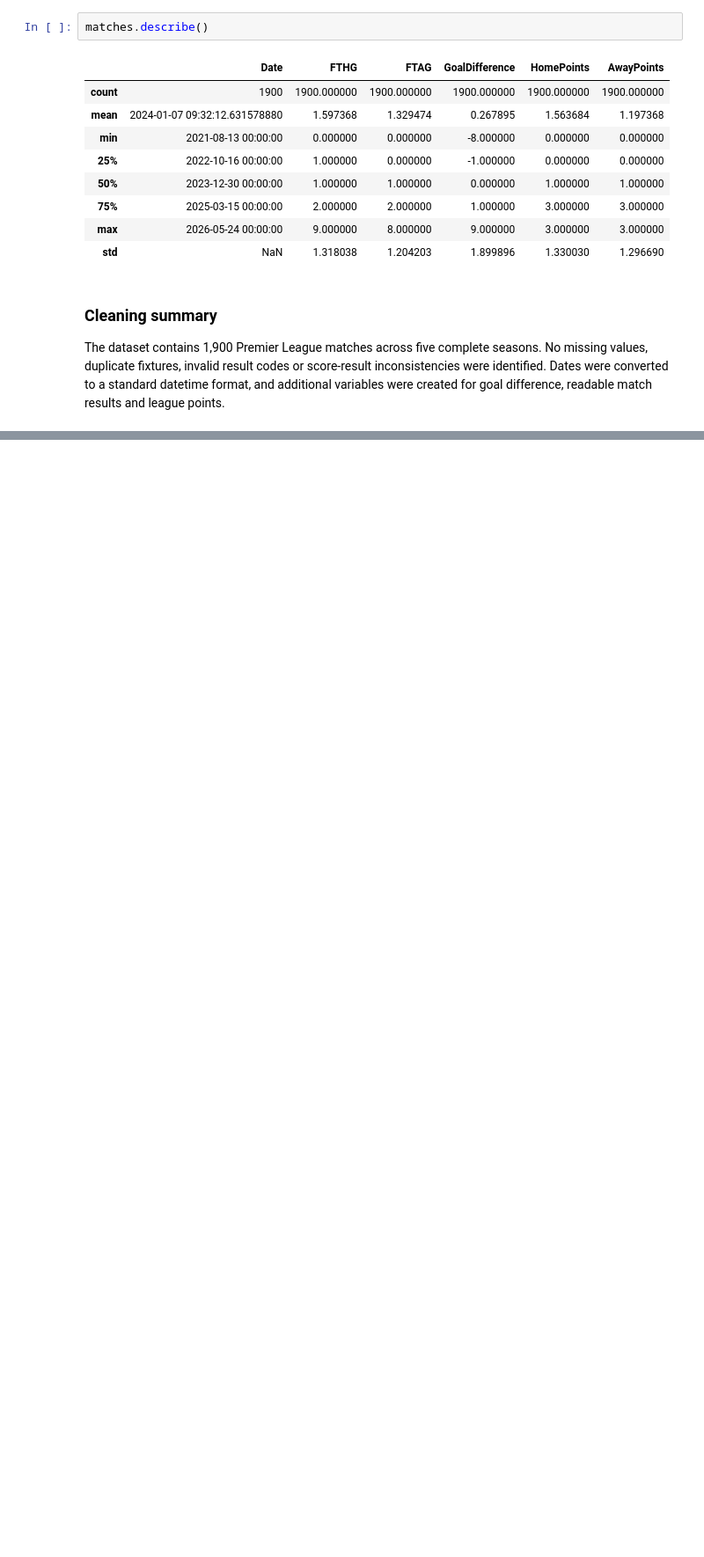
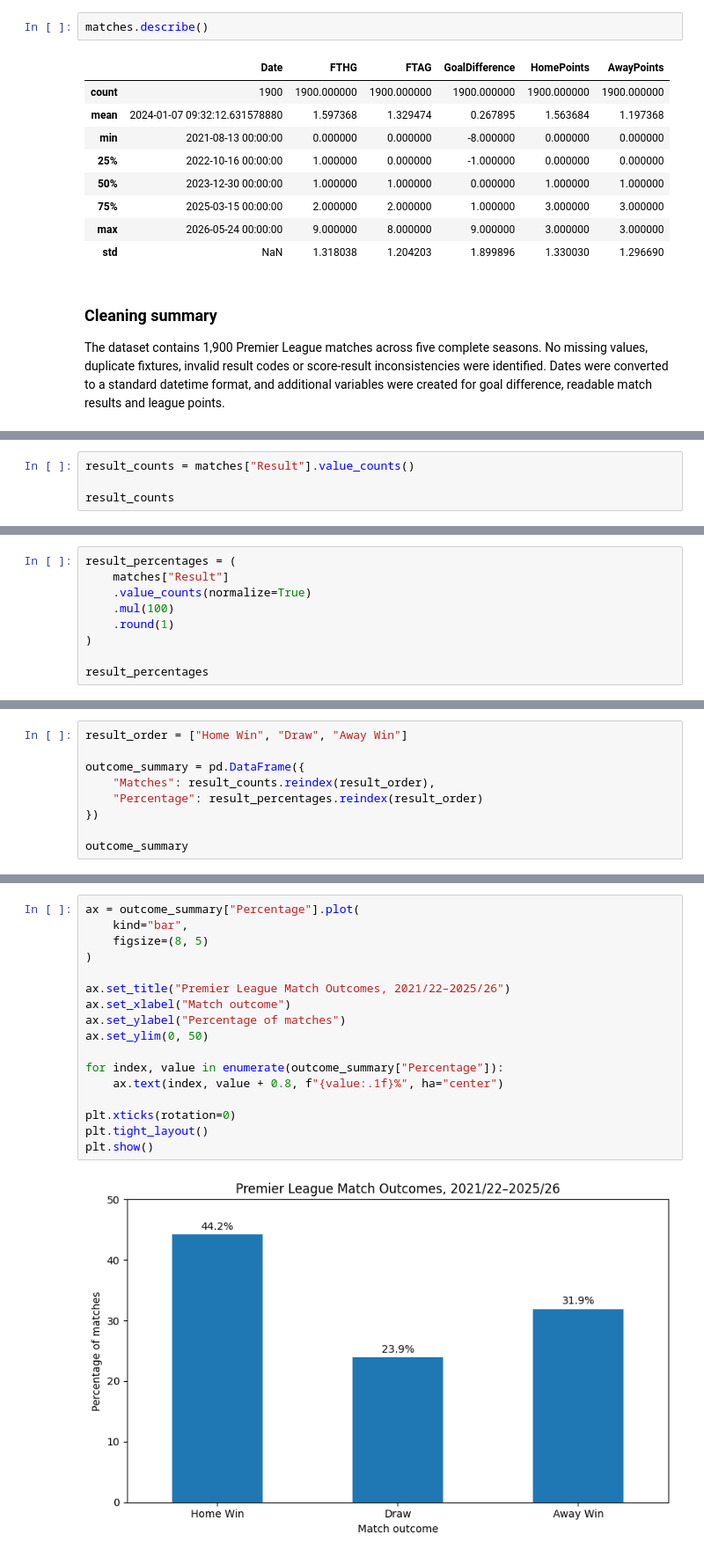
Before and after one commit to harryjarvis/epl-home-advantage-analysis, a Jupyter notebook: notebooks/home_advantage_analysis.ipynb, the cells around one changed output, grey strips where cells are left out. Shown at 88% size. Drawn from its saved outputs; the diff is of its cells as text; blank space fills up the shorter version.

```diff
--- a/notebooks/home_advantage_analysis.ipynb
+++ b/notebooks/home_advantage_analysis.ipynb
@@ -225,0 +228,4 @@ The dataset contains 1,900 Premier League matches across five complete seasons.
+# %%
+result_counts = matches["Result"].value_counts()
+
+result_counts
@@ -225,0 +238,9 @@ The dataset contains 1,900 Premier League matches across five complete seasons.
+# %%
+result_percentages = (
+    matches["Result"]
+    .value_counts(normalize=True)
+    .mul(100)
+    .round(1)
+)
+
+result_percentages
@@ -225,0 +253,9 @@ The dataset contains 1,900 Premier League matches across five complete seasons.
+# %%
+result_order = ["Home Win", "Draw", "Away Win"]
+
+outcome_summary = pd.DataFrame({
+    "Matches": result_counts.reindex(result_order),
+    "Percentage": result_percentages.reindex(result_order)
+})
+
+outcome_summary
@@ -225,0 +268,19 @@ The dataset contains 1,900 Premier League matches across five complete seasons.
+# %%
+ax = outcome_summary["Percentage"].plot(
+    kind="bar",
+    figsize=(8, 5)
+)
+
+ax.set_title("Premier League Match Outcomes, 2021/22–2025/26")
+ax.set_xlabel("Match outcome")
+ax.set_ylabel("Percentage of matches")
+ax.set_ylim(0, 50)
+
+for index, value in enumerate(outcome_summary["Percentage"]):
+    ax.text(index, value + 0.8, f"{value:.1f}%", ha="center")
+
+plt.xticks(rotation=0)
+plt.tight_layout()
+plt.show()
+# %% [output]
+[figure, added]
```
Also changed, not shown: parts of 30 cells of this notebook, 4 other files.
